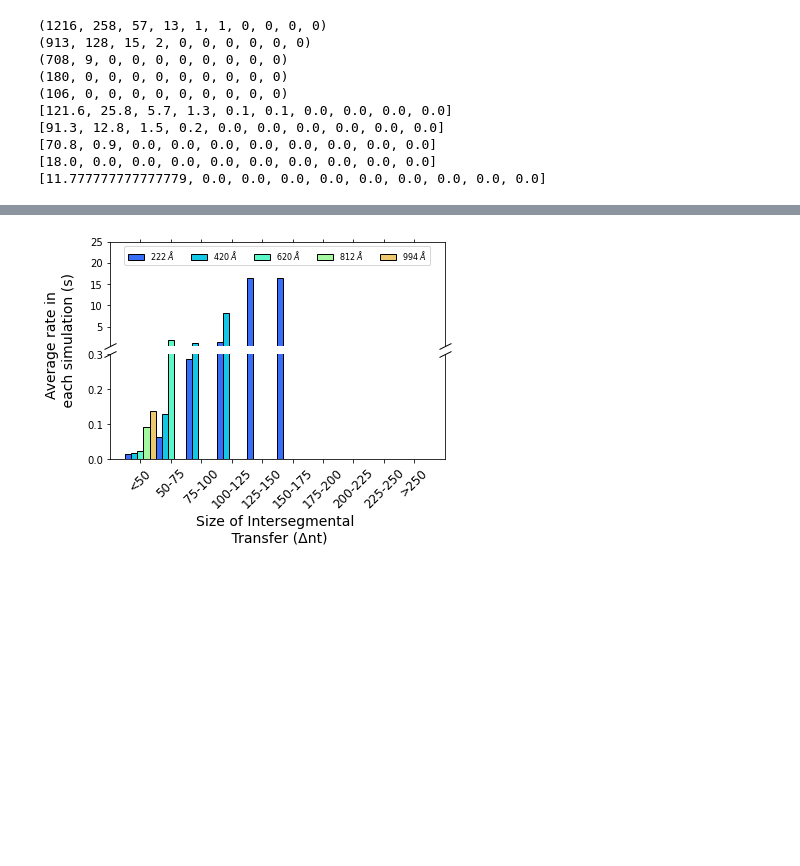
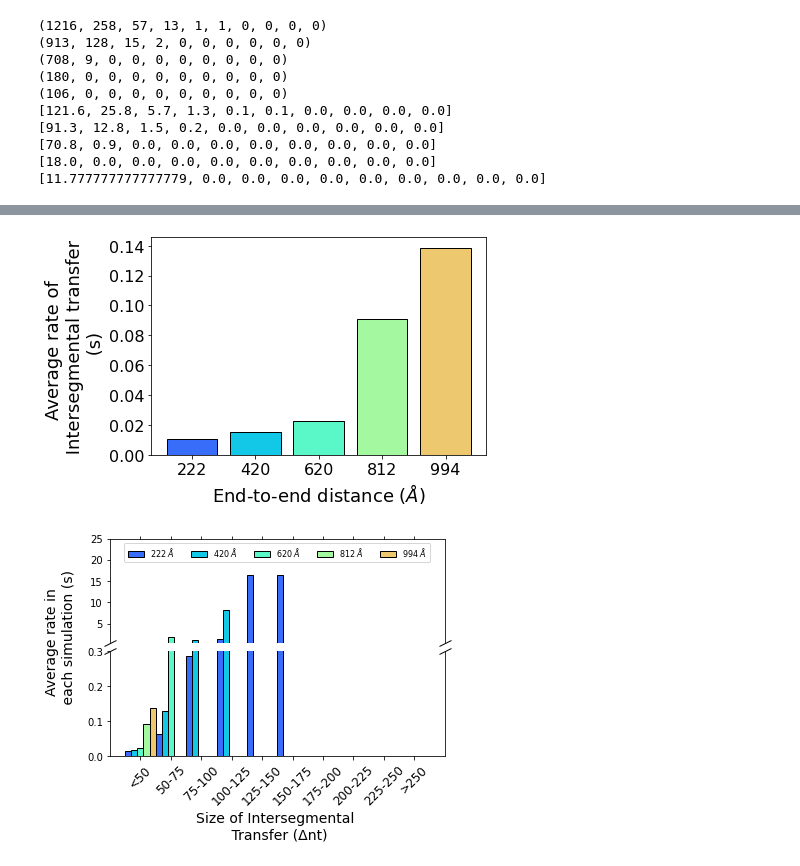
Before and after one commit to gargibiswas92/PROJECT.SSDNA.RES, a Jupyter notebook: INT.TRANSFERS/timestep_forHigh_salt.ipynb, the cells around one changed output, grey strips where cells are left out. Cells and saved outputs as stored; diff of their text form; code cells hidden in the pictures; blank space fills up the shorter version.

```diff
--- a/INT.TRANSFERS/timestep_forHigh_salt.ipynb
+++ b/INT.TRANSFERS/timestep_forHigh_salt.ipynb
@@ -165,3 +182,34 @@ plt.savefig('Frequency_plot_highsalt.png', dpi=300, bbox_inches='tight')
+# %%
+import seaborn as sns
+
+cmap = sns.color_palette('rainbow')
+
+def find_rate(jump_bin):
+    sum = 0.0
+    perc_bin = []
+    for item in jump_bin:
+        sum= sum+item
+    sim_time = 50000000*3.267*(10**(-8))
+    rate = sim_time/sum
+    return rate
+rate1 = find_rate(av_bin1)
+rate2 = find_rate(av_bin2)
+rate3 = find_rate(av_bin3)
+rate4 = find_rate(av_bin4)
+rate5 = find_rate(av_bin5)
+
+dis = np.array([1, 2, 3, 4, 5])
+rate = np.array([rate1, rate2, rate3, rate4, rate5])
+
+plt.bar(dis, rate, color=cmap, edgecolor='black')
+tick_lab = np.array(['222', '420', '620', '812', '994'])
+plt.xticks(dis, tick_lab, fontsize=16)
+plt.yticks(fontsize=16)
+plt.xlabel('End-to-end distance ($\AA$)', fontsize=18)
+plt.ylabel('Average rate of \n Intersegmental transfer \n (s)', fontsize=18)
+plt.savefig('rate_plot_highsalt.png', dpi=300, bbox_inches='tight')
+# %% [output]
+[figure, added]
 # %%
 import seaborn as sns
 cmap = sns.color_palette("rainbow")
```
Also changed, not shown: parts of 2 cells of this notebook, 7 other files.
